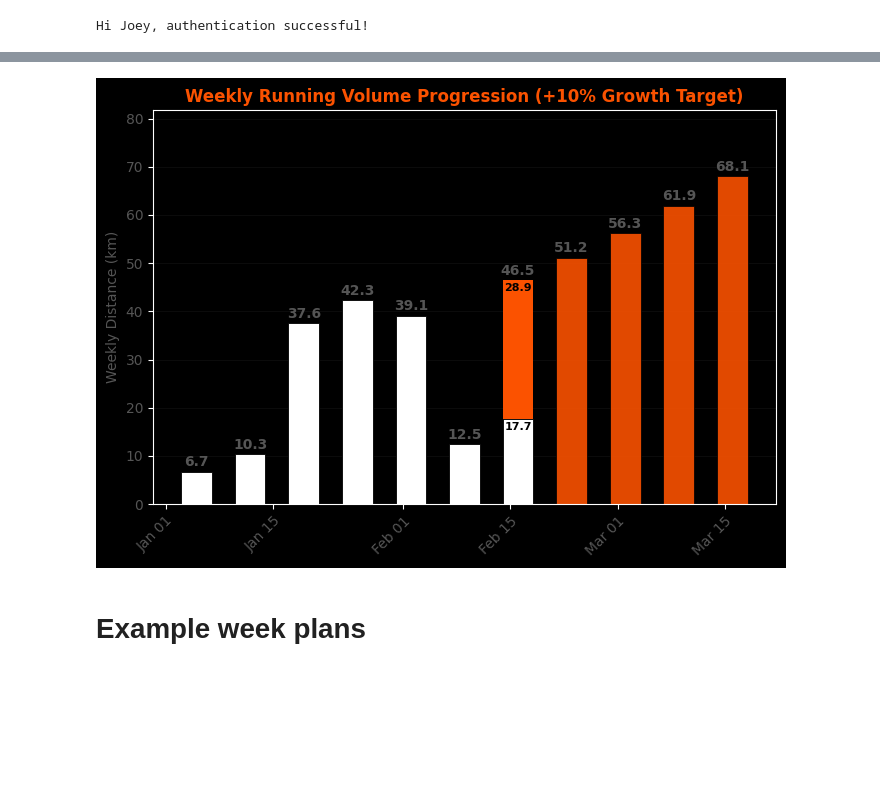
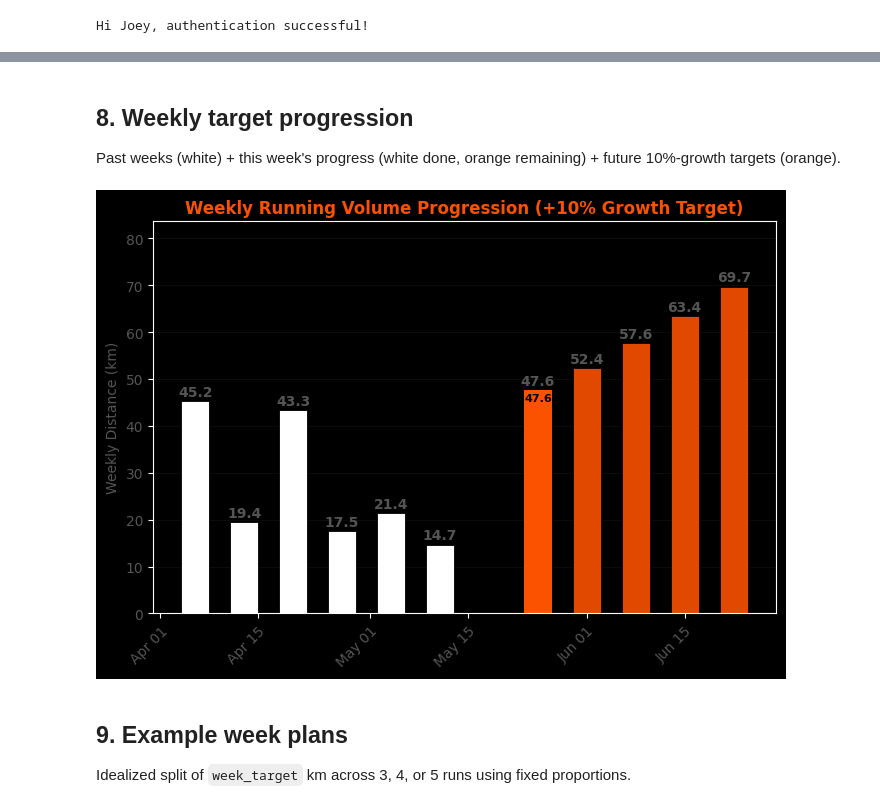
Before and after one commit to JoeySpronck/strava_data, a Jupyter notebook: playground.ipynb, the cells around one changed output, grey strips where cells are left out. Drawn from its saved outputs; the diff is of its cells as text; code cells hidden in the pictures; blank space fills up the shorter version.

```diff
--- a/playground.ipynb
+++ b/playground.ipynb
@@ -41,0 +102,14 @@ df_activities = pd.DataFrame(activities_data)
+# %%
+df_runs_weekly = df_runs.groupby('week')['distance_km'].agg(
+    total_volume='sum',
+    long_run='max',
+).sort_index()
+
+now = pd.Timestamp.now(tz=df_runs['start_date'].dt.tz)
+this_week = now.to_period('W-SUN').end_time
+
+if this_week not in df_runs_weekly.index:
+    df_runs_weekly.loc[this_week] = {'total_volume': 0, 'long_run': 0}
+df_runs_weekly = df_runs_weekly.sort_index()
+
+df_runs_weekly.tail(8)
@@ -52,6 +172,0 @@ vis.plot_weekly(df_activities, col='risk', save_name='weekly_risk.png')
-# %%
-vis.plot_weekly_distance_targets(df_activities, additional_weeks=4, save_name=f'weekly_distance_target_progression.png')
-# %% [output]
-[figure, removed]
-# %% [markdown]
-# Example week plans
@@ -89,3 +173,23 @@ else:
+# %% [markdown]
+## 8. Weekly target progression
+Past weeks (white) + this week's progress (white done, orange remaining) + future 10%-growth targets (orange).
+# %%
+vis.plot_weekly_distance_targets(
+    df_runs_weekly,
+    week_target=week_target,
+    this_week=this_week,
+    this_week_target=this_week_target,
+    this_week_volume=this_week_volume,
+    target_reached=target_reached,
+    additional_weeks=4,
+    last_weeks=7,
+    save_name='weekly_distance_targets.png',
+)
+# %% [output]
+[figure, added]
+# %% [markdown]
+## 9. Example week plans
+Idealized split of `week_target` km across 3, 4, or 5 runs using fixed proportions.
 # %%
 for runs in [3, 4, 5]:
     vis.plot_week_plan(week_target, runs, save_name=f'week_plan_{runs}_runs.png')
```
Also changed, not shown: parts of 25 cells of this notebook, 8 other files.
